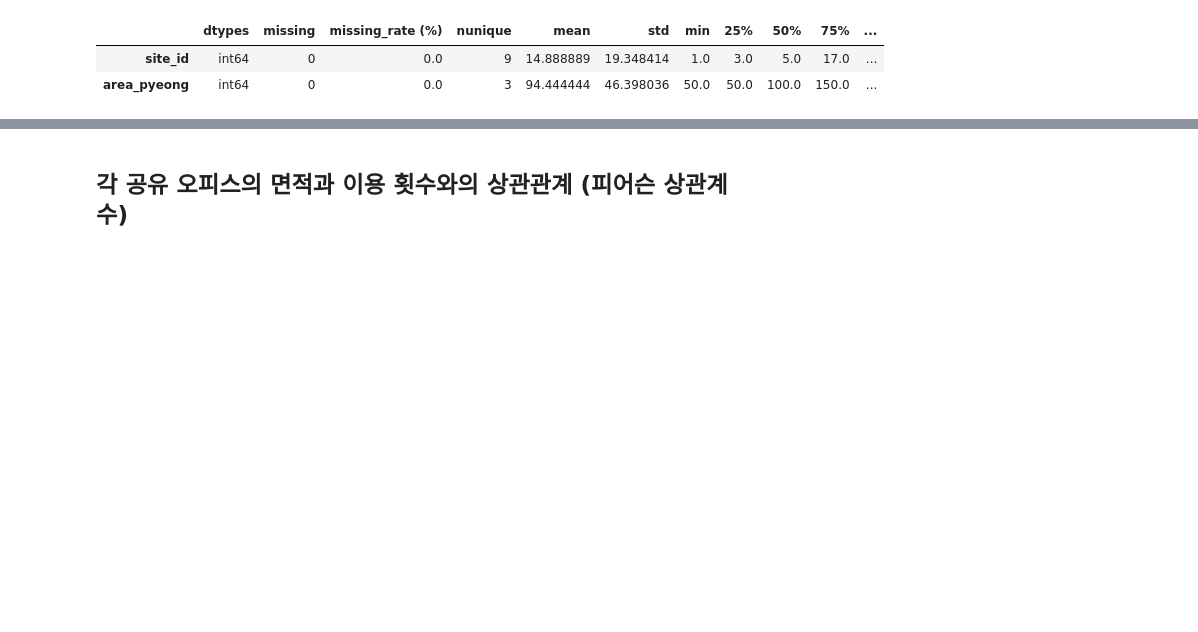
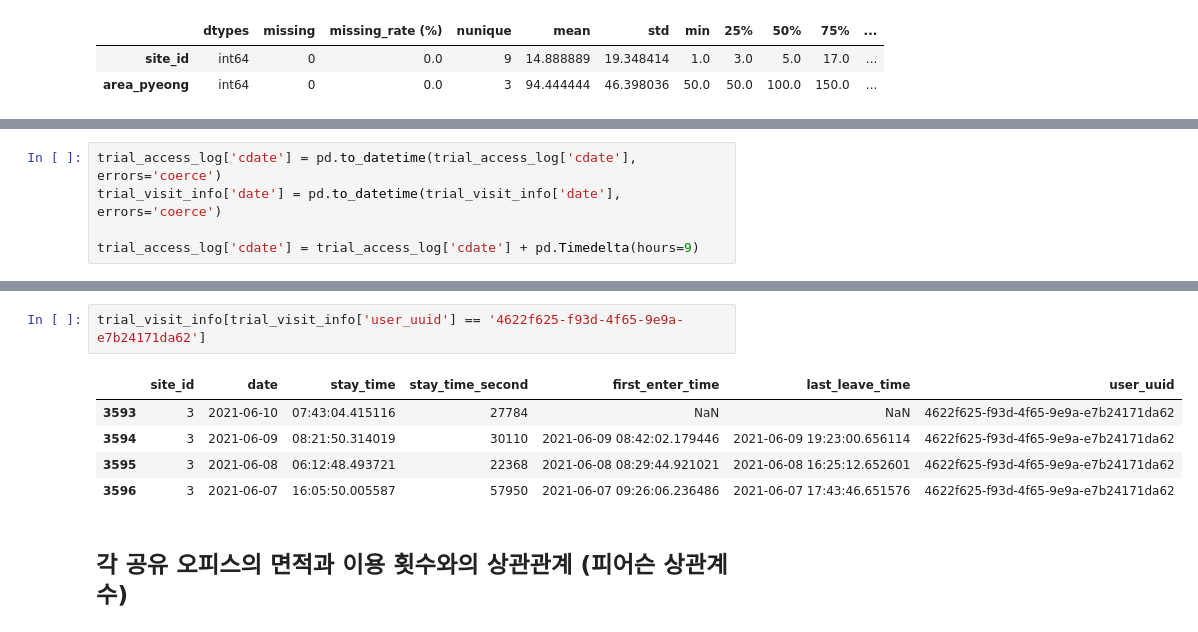
Before and after one commit to saeraniren/intermediate_project2, a Jupyter notebook: lwc_main.ipynb, the cells around one changed output, grey strips where cells are left out. Saved outputs shown, nothing was run; the diff lists cells and outputs as text; blank space fills up the shorter version.

```diff
--- a/lwc_main.ipynb
+++ b/lwc_main.ipynb
@@ -177,0 +248,5 @@ data shape : (9, 2)
+# %%
+trial_access_log['cdate'] = pd.to_datetime(trial_access_log['cdate'], errors='coerce')
+trial_visit_info['date'] = pd.to_datetime(trial_visit_info['date'], errors='coerce')
+
+trial_access_log['cdate'] = trial_access_log['cdate'] + pd.Timedelta(hours=9)
@@ -178,3 +287,11 @@ data shape : (9, 2)
+# %%
+trial_visit_info[trial_visit_info['user_uuid'] == '4622f625-f93d-4f65-9e9a-e7b24171da62']
+# %% [output]
+|  | site_id | date | stay_time | stay_time_second | first_enter_time | last_leave_time | user_uuid |
+| 3593 | 3 | 2021-06-10 | 07:43:04.415116 | 27784 | NaN | NaN | 4622f625-f93d-4f65-9e9a-e7b24171da62 |
+| 3594 | 3 | 2021-06-09 | 08:21:50.314019 | 30110 | 2021-06-09 08:42:02.179446 | 2021-06-09 19:23:00.656114 | 4622f625-f93d-4f65-9e9a-e7b24171da62 |
+| 3595 | 3 | 2021-06-08 | 06:12:48.493721 | 22368 | 2021-06-08 08:29:44.921021 | 2021-06-08 16:25:12.652601 | 4622f625-f93d-4f65-9e9a-e7b24171da62 |
+| 3596 | 3 | 2021-06-07 | 16:05:50.005587 | 57950 | 2021-06-07 09:26:06.236486 | 2021-06-07 17:43:46.651576 | 4622f625-f93d-4f65-9e9a-e7b24171da62 |
 # %% [markdown]
 ## 각 공유 오피스의 면적과 이용 횟수와의 상관관계 (피어슨 상관계수)
 # %%
```
Also changed, not shown: parts of 18 cells of this notebook.
